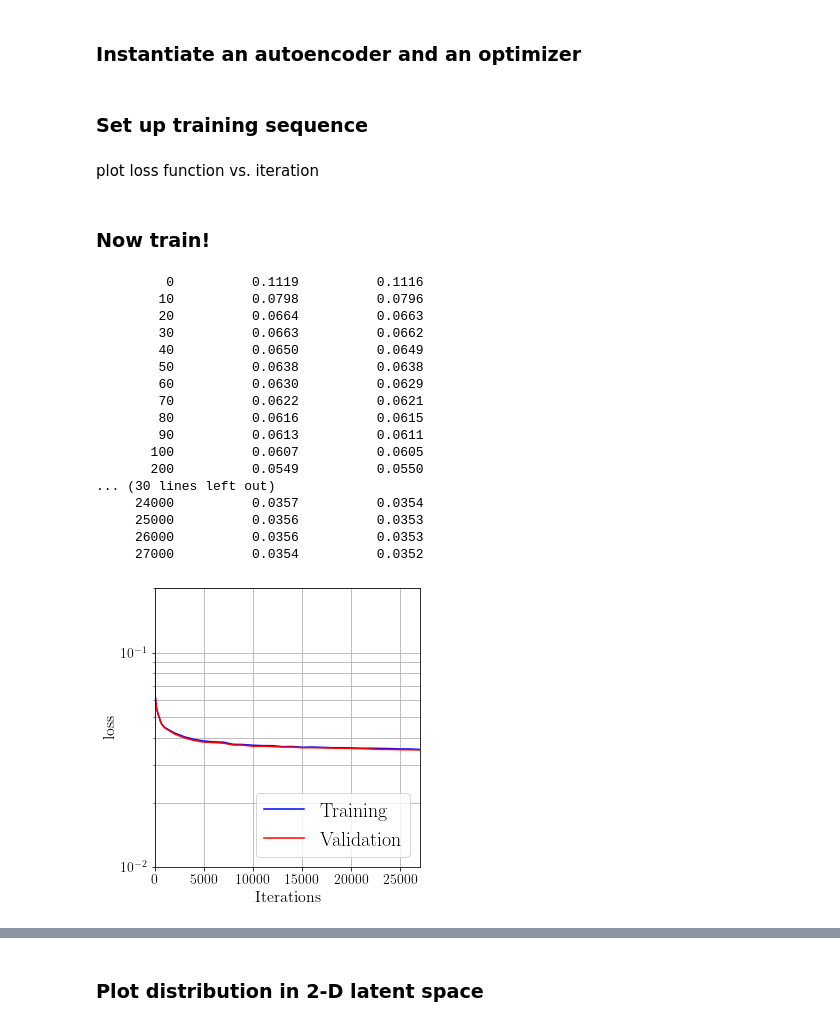
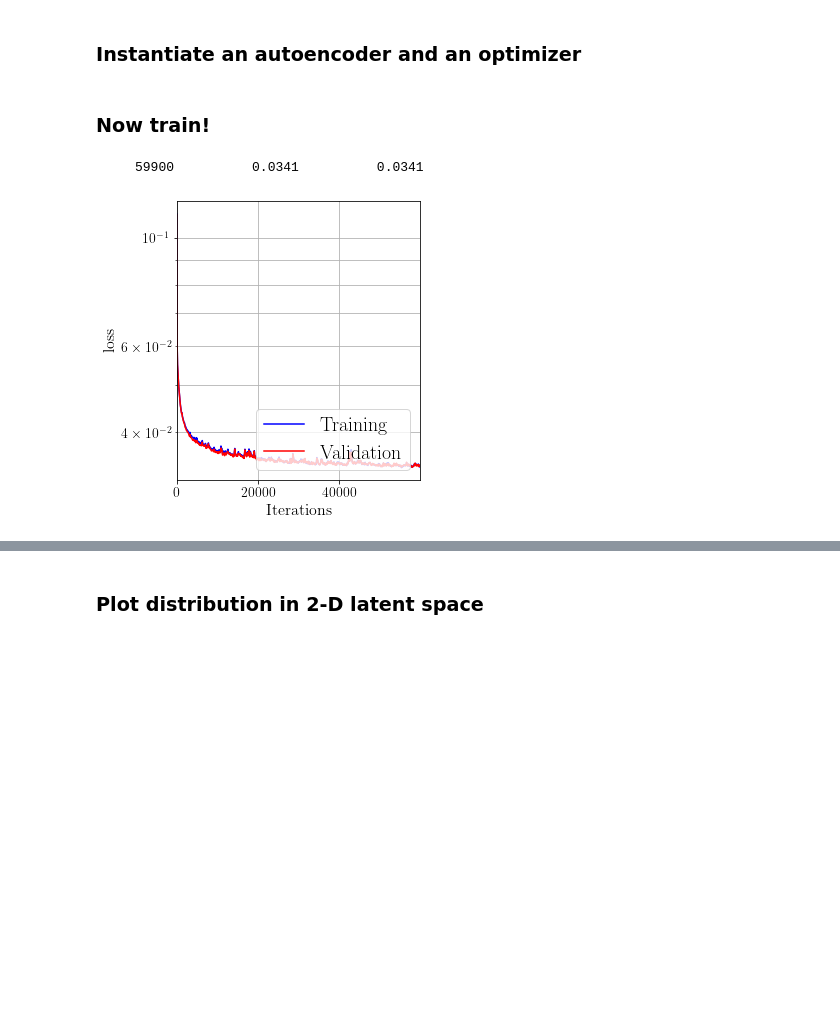
Before and after one commit to hbprosper/BariML, a Jupyter notebook: pytorch/pytorch_exercise_3.ipynb, the cells around one changed output, grey strips where cells are left out. Saved outputs shown, nothing was run; the diff lists cells and outputs as text; code cells hidden in the pictures; blank space fills up the shorter version.

```diff
--- a/pytorch/pytorch_exercise_3.ipynb
+++ b/pytorch/pytorch_exercise_3.ipynb
@@ -142,10 +252,10 @@ class Batch:
 # %% [markdown]
 ### Instantiate an autoencoder and an optimizer
 # %%
-model = autoencoder()
-avloss= nn.MSELoss()
+model     = autoencoder()
+avloss    = nn.MSELoss()
+lr_rate   = 1.e-3
+wt_decay  = 1.e-9
 optimizer = torch.optim.Adam(model.parameters(),
-                             lr=learning_rate,
-                             weight_decay=1e-5)
+                             lr=lr_rate,
+                             weight_decay=wt_decay)
-# %% [markdown]
-### Set up training sequence
@@ -233,58 +262,15 @@ def trainModel(model, optimizer, avloss,
-# %% [markdown]
-plot loss function vs. iteration
-# %%
-def plot(xx, yy_t, yy_v):
-
-    # create an empty figure
-    fig = plt.figure(figsize=(5, 5))
-
-    # add a subplot to it
-    nrows, ncols, index = 1,1,1
-    ax  = fig.add_subplot(nrows,ncols,index)
-
-    # adjust y limits
-    axes = ax.axes
-    # axes.set_ylim((1.e-2, 2.e-1))
-    axes.set_xlim((0, xx[-1]))
-
-    plt.plot(xx, yy_t, 'b', label='Training')
-    plt.plot(xx, yy_v, 'r', label='Validation')
-
-    plt.xlabel('Iterations', fontsize=16)
-    plt.ylabel('loss', fontsize=16)
-    plt.yscale('log')
-    plt.grid(True, which="both", linestyle='-')
-    plt.legend(loc='lower right')
-
-    fig.tight_layout()
-    plt.show()
 # %% [markdown]
 ### Now train!
 # %%
-n_iter   = 28000    # number of iterations
-n_batch  =   128    # N = n_batch
+n_iter   = 60000    # number of iterations
+n_batch  =   256    # N = n_batch
 batch    = Batch(train_x, n_batch)
 xx, yy_t, yy_v = trainModel(model, optimizer, avloss,
                             train_x, val_x, n_iter, batch)
 plot(xx, yy_t, yy_v)
 
-print("done!")
+print("\ndone!")
+torch.save(model.state_dict(), 'mnist_autoencoder.pth')
 # %% [output]
-         0          0.1119          0.1116
-        10          0.0798          0.0796
-        20          0.0664          0.0663
-        30          0.0663          0.0662
-        40          0.0650          0.0649
-        50          0.0638          0.0638
-        60          0.0630          0.0629
-        70          0.0622          0.0621
-        80          0.0616          0.0615
-        90          0.0613          0.0611
-       100          0.0607          0.0605
-       200          0.0549          0.0550
-... (30 lines left out)
-     24000          0.0357          0.0354
-     25000          0.0356          0.0353
-     26000          0.0356          0.0353
-     27000          0.0354          0.0352
+     59900          0.0341          0.0341
-[figure, old version]
+[figure, new version]
```
Also changed, not shown: parts of 15 cells of this notebook, 2 other files.
